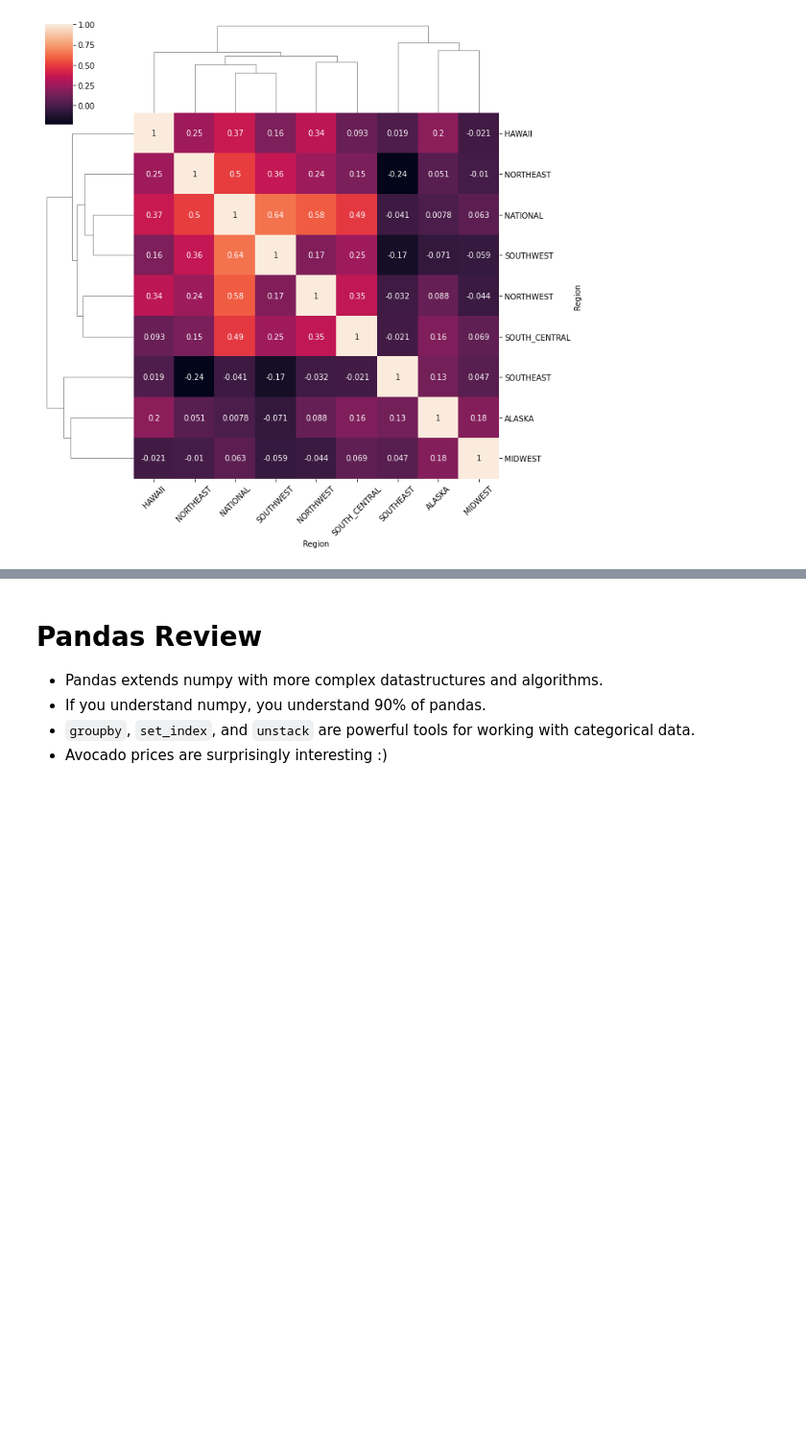
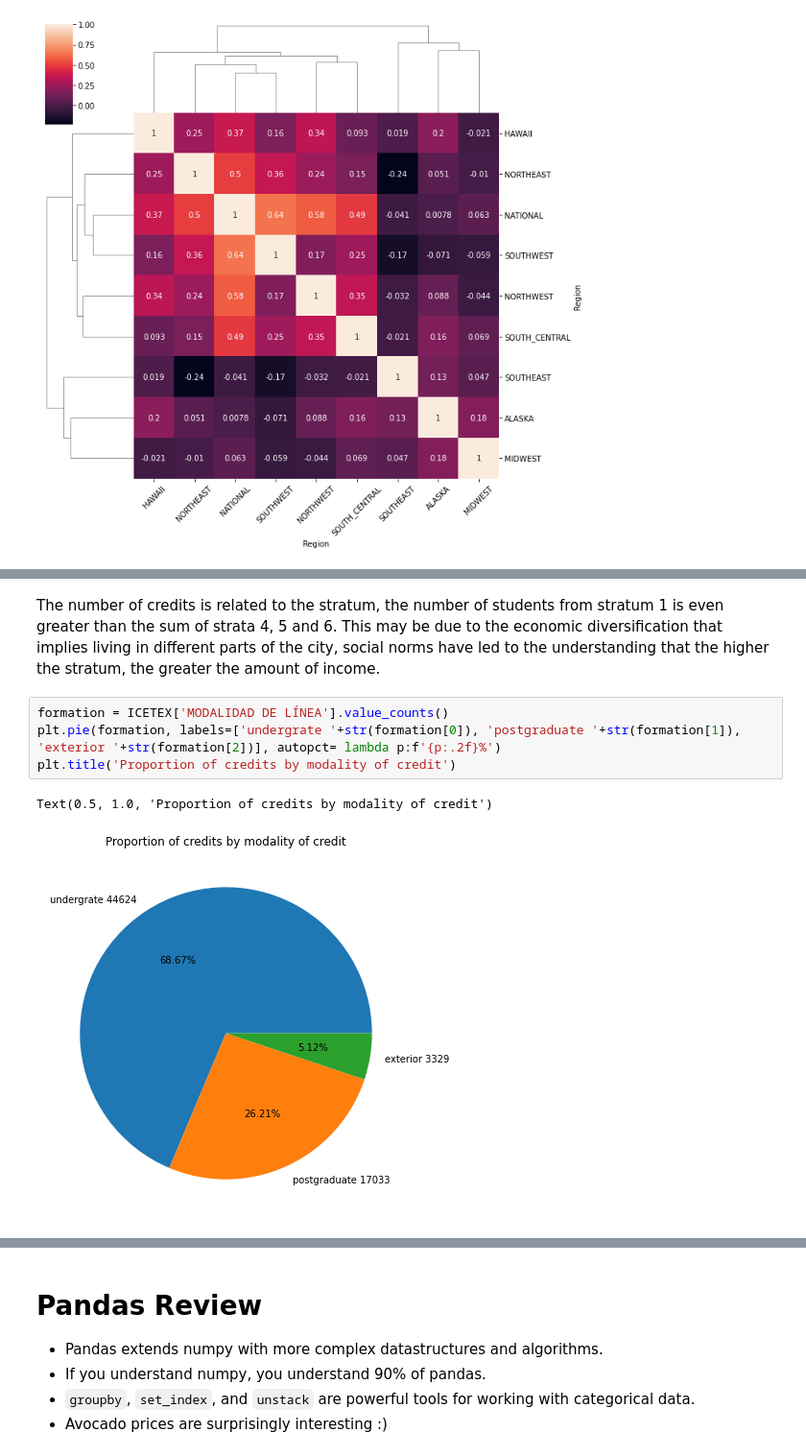
Before and after one commit to slondonoq/AlgorithmsUN2022II, a Jupyter notebook: Lab2/slondonoq_Lab2.ipynb, the cells around one changed output, grey strips where cells are left out. Shown at 96% size. Cells and saved outputs as stored; diff of their text form; blank space fills up the shorter version.

```diff
--- a/Lab2/slondonoq_Lab2.ipynb
+++ b/Lab2/slondonoq_Lab2.ipynb
@@ -1636,0 +1552,9 @@ ax.set_xticklabels(ax.get_xticklabels(), rotation=45);
+# %% [markdown]
+The number of credits is related to the stratum, the number of students from stratum 1 is even greater than the sum of strata 4, 5 and 6. This may be due to the economic diversification that implies living in different parts of the city, social norms have led to the understanding that the higher the stratum, the greater the amount of income.
+# %%
+formation = ICETEX['MODALIDAD DE LÍNEA'].value_counts()
+plt.pie(formation, labels=['undergrate '+str(formation[0]), 'postgraduate '+str(formation[1]), 'exterior '+str(formation[2])], autopct= lambda p:f'{p:.2f}%')
+plt.title('Proportion of credits by modality of credit')
+# %% [output]
+Text(0.5, 1.0, 'Proportion of credits by modality of credit')
+[figure, added]
```
Also changed, not shown: parts of 74 cells of this notebook.
